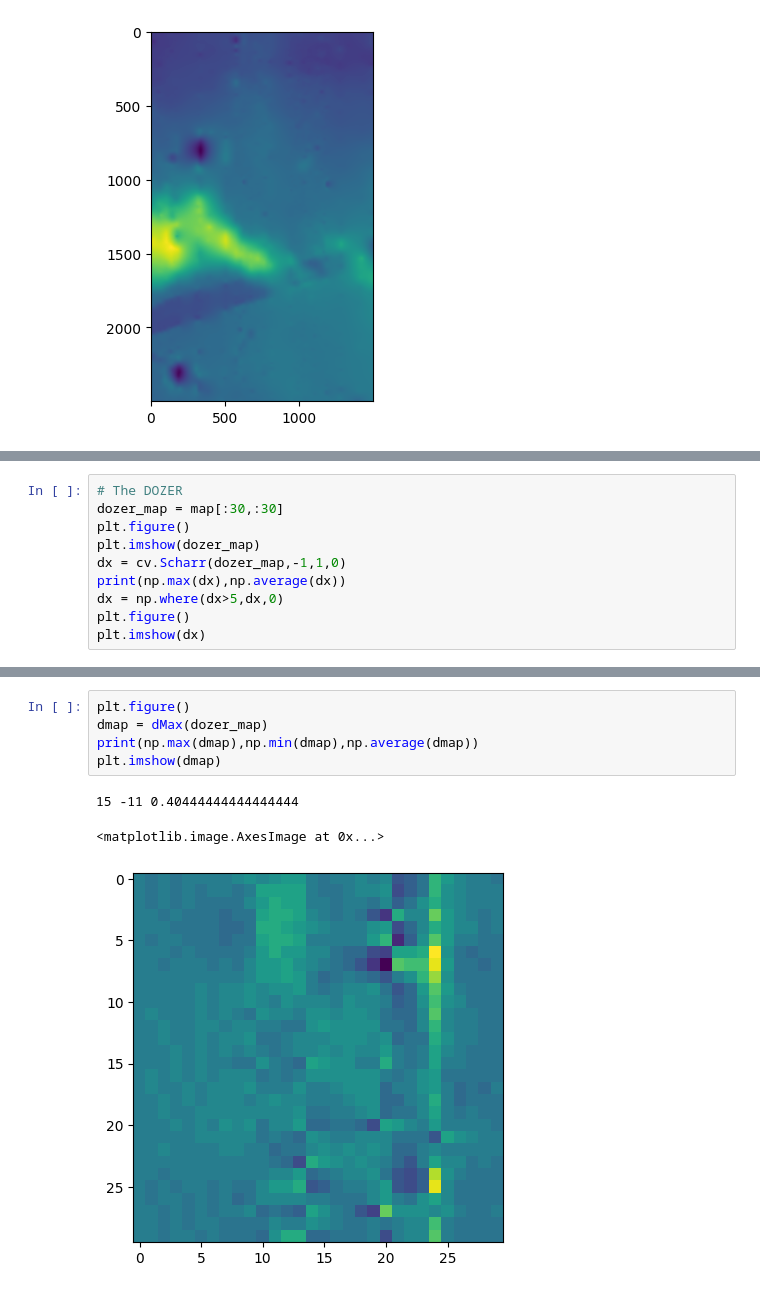
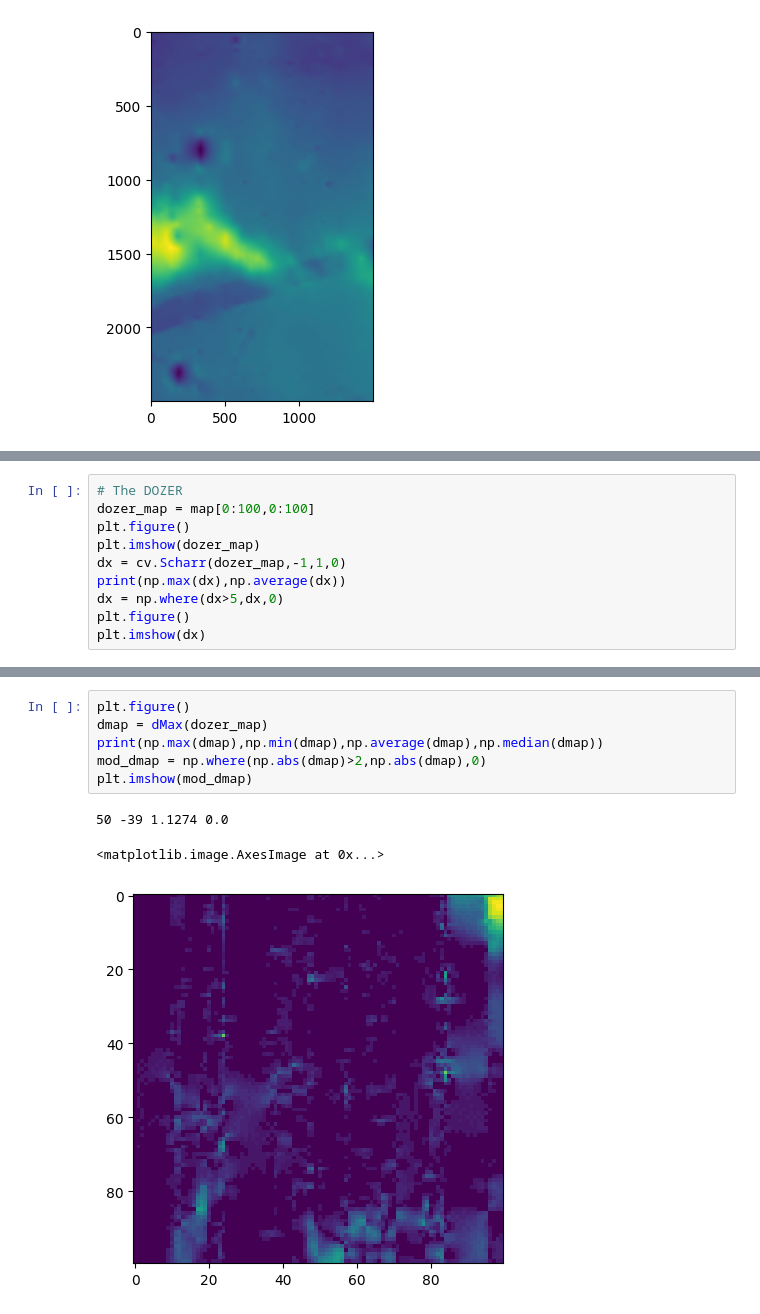
Before and after one commit to the-astronot/boromir, a Jupyter notebook: scratch/interpolation_station.ipynb, the cells around one changed output, grey strips where cells are left out. Cells and saved outputs as stored; diff of their text form.

Commit message:
More work on dozer

```diff
--- a/scratch/interpolation_station.ipynb
+++ b/scratch/interpolation_station.ipynb
@@ -55,6 +83,6 @@ def dMax(img):
 # %%
 # The DOZER
-dozer_map = map[:30,:30]
+dozer_map = map[0:100,0:100]
 plt.figure()
 plt.imshow(dozer_map)
 dx = cv.Scharr(dozer_map,-1,1,0)
@@ -70,11 +98,12 @@ plt.imshow(dx)
 # %%
 plt.figure()
 dmap = dMax(dozer_map)
-print(np.max(dmap),np.min(dmap),np.average(dmap))
-plt.imshow(dmap)
+print(np.max(dmap),np.min(dmap),np.average(dmap),np.median(dmap))
+mod_dmap = np.where(np.abs(dmap)>2,np.abs(dmap),0)
+plt.imshow(mod_dmap)
 # %% [output]
-15 -11 0.40444444444444444
+50 -39 1.1274 0.0
 <matplotlib.image.AxesImage at 0x...>
-[figure, old version]
+[figure, new version]
 # %%
 ddmap = dMax(dmap)
```
Also changed, not shown: parts of 12 cells of this notebook.
